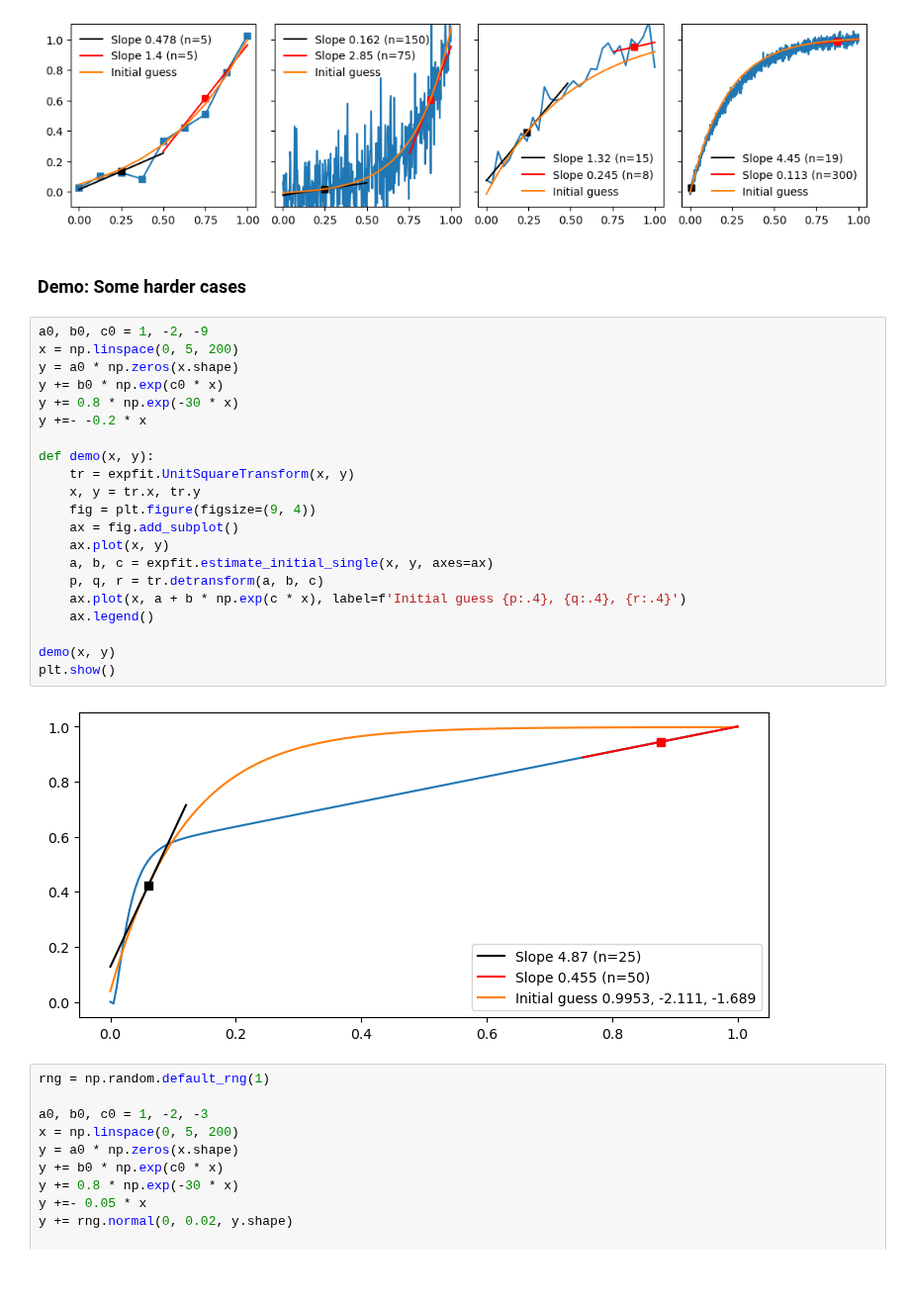
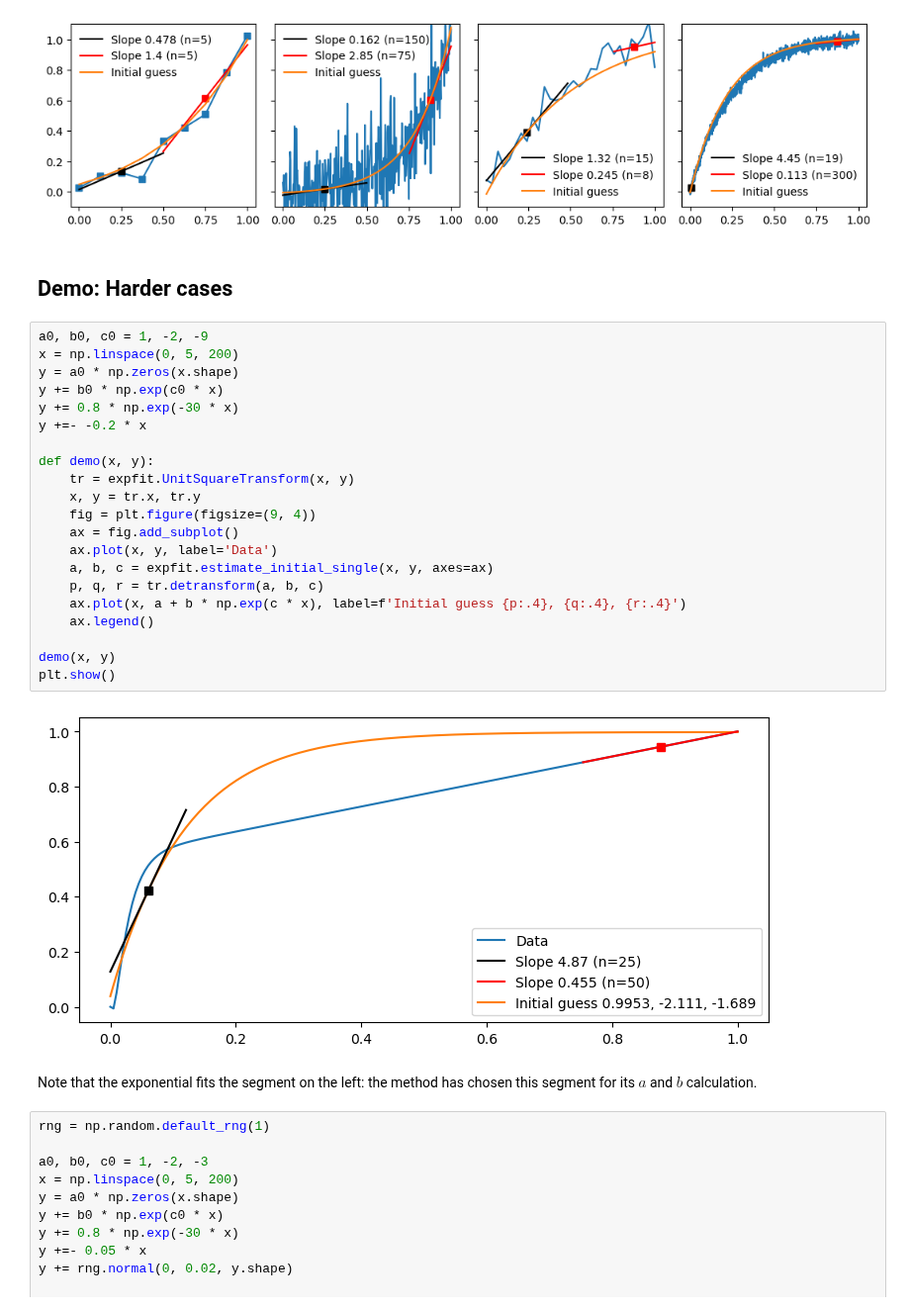
Before and after one commit to myokit/expfit, a Jupyter notebook: docs/expfit-1-initial-guess-single.ipynb, the cells around one changed output. Shown at 99% size. Saved outputs shown, nothing was run; the diff lists cells and outputs as text; blank space fills up the shorter version.

```diff
--- a/docs/expfit-1-initial-guess-single.ipynb
+++ b/docs/expfit-1-initial-guess-single.ipynb
@@ -179,30 +274,32 @@ plt.show()
 # %% [output]
 [figure]
 # %% [markdown]
-### Demo: Some harder cases
+## Demo: Harder cases
 # %%
 a0, b0, c0 = 1, -2, -9
 x = np.linspace(0, 5, 200)
 y = a0 * np.zeros(x.shape)
 y += b0 * np.exp(c0 * x)
 y += 0.8 * np.exp(-30 * x)
 y +=- -0.2 * x
 
 def demo(x, y):
     tr = expfit.UnitSquareTransform(x, y)
     x, y = tr.x, tr.y
     fig = plt.figure(figsize=(9, 4))
     ax = fig.add_subplot()
-    ax.plot(x, y)
+    ax.plot(x, y, label='Data')
     a, b, c = expfit.estimate_initial_single(x, y, axes=ax)
     p, q, r = tr.detransform(a, b, c)
     ax.plot(x, a + b * np.exp(c * x), label=f'Initial guess {p:.4}, {q:.4}, {r:.4}')
     ax.legend()
 
 demo(x, y)
 plt.show()
 # %% [output]
-[figure, old version]
+[figure, new version]
+# %% [markdown]
+Note that the exponential fits the segment on the left: the method has chosen this segment for its $a$ and $b$ calculation.
 # %%
 rng = np.random.default_rng(1)
 
```
Also changed, not shown: parts of 26 cells of this notebook, 17 other files.
